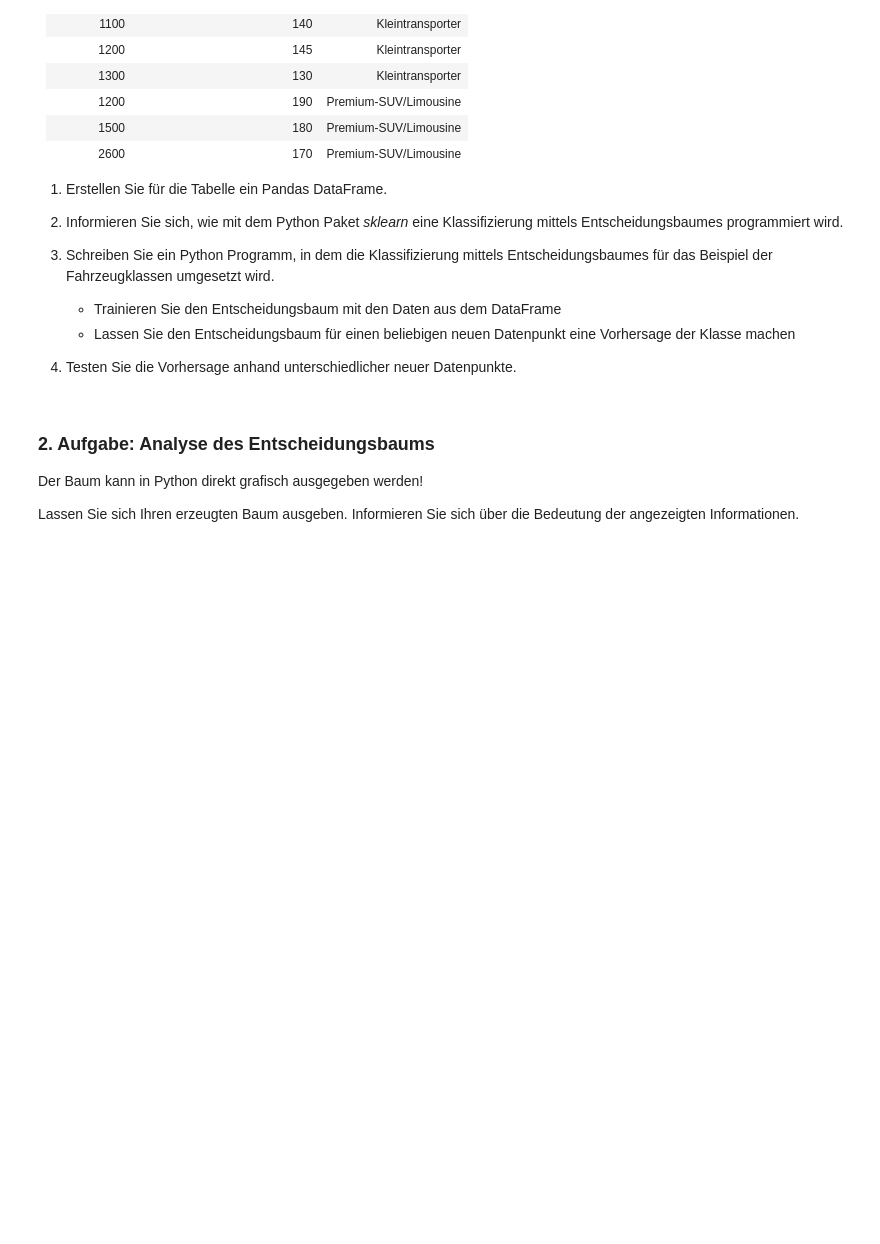
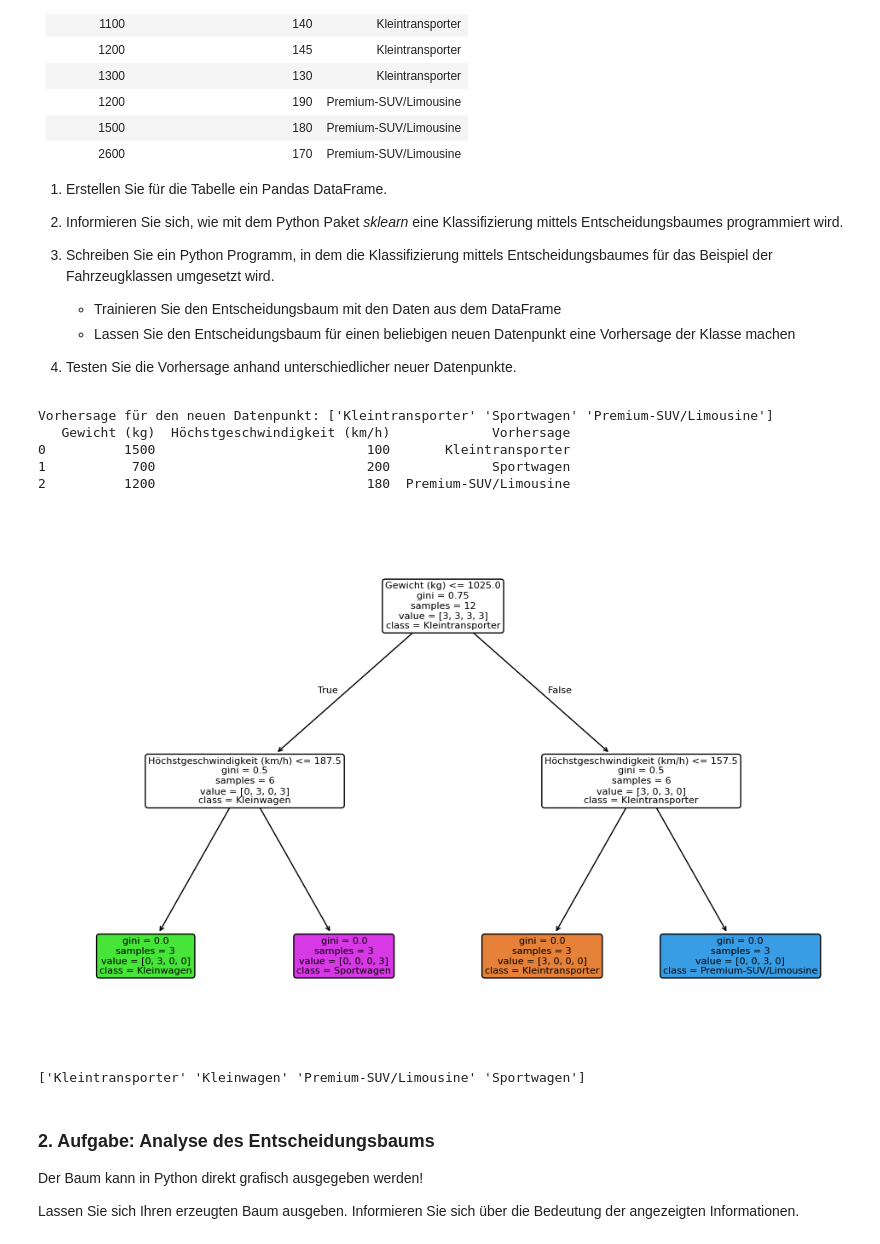
Before and after one commit to schaeferju/003_004, a Jupyter notebook: PythonGrundlagen_023/PythonGrundlagen_023.ipynb, the cells around one changed output. Saved outputs shown, nothing was run; the diff lists cells and outputs as text; code cells hidden in the pictures; blank space fills up the shorter version.

```diff
--- a/PythonGrundlagen_023/PythonGrundlagen_023.ipynb
+++ b/PythonGrundlagen_023/PythonGrundlagen_023.ipynb
@@ -229,41 +229,49 @@ data = {
 
 df = pd.DataFrame(daten)
 
-#print(df)
-#print(df.Klasse)
 
 # Einen Klassifizierungsbaum trainieren
 
     # Feature-Spalten und Zielvariable definieren
 feature_cols = ['Gewicht (kg)', 'Höchstgeschwindigkeit (km/h)']
 X = df[feature_cols] # Features
 y = df.Klasse # Target variable
 
     # Klassifizierungsbaum erstellen
 baum = DecisionTreeClassifier()
 
     # Klassifizierungsbaum trainieren
 baum.fit(X, y)
 
 
 # Einen neuen Datenpunkt mit seinen Merkmalen definieren und als Dataframe formatieren
 neue_datenpunkte = pd.DataFrame(
     {
         "Gewicht (kg)": [1500,700,1200],
         "Höchstgeschwindigkeit (km/h)": [100,200,180]
     }
 )
 
 # Vorhersage für neue Datenpunkte mittels Entscheidungsbaum
 vorhersage = baum.predict(neue_datenpunkte)
 print(f"Vorhersage für den neuen Datenpunkt: {vorhersage}")
 neue_datenpunkte['Vorhersage'] = vorhersage
 print(neue_datenpunkte)
 
 # Plot des Entscheidungsbaums
 plt.figure(figsize=(12, 8))
-plot_tree(baum, feature_names=feature_cols, class_names=baum.classes_, filled=True)
+plot_tree(baum, feature_names=feature_cols, class_names=baum.classes_, filled=True, rounded=True)
 plt.show()
+
+print(baum.classes_)
+# %% [output]
+Vorhersage für den neuen Datenpunkt: ['Kleintransporter' 'Sportwagen' 'Premium-SUV/Limousine']
+   Gewicht (kg)  Höchstgeschwindigkeit (km/h)             Vorhersage
+0          1500                           100       Kleintransporter
+1           700                           200             Sportwagen
+2          1200                           180  Premium-SUV/Limousine
+[figure, added]
+['Kleintransporter' 'Kleinwagen' 'Premium-SUV/Limousine' 'Sportwagen']
 # %% [markdown]
 ### 2. Aufgabe: Analyse des Entscheidungsbaums
 
```
Also changed, not shown: parts of 3 cells of this notebook.
